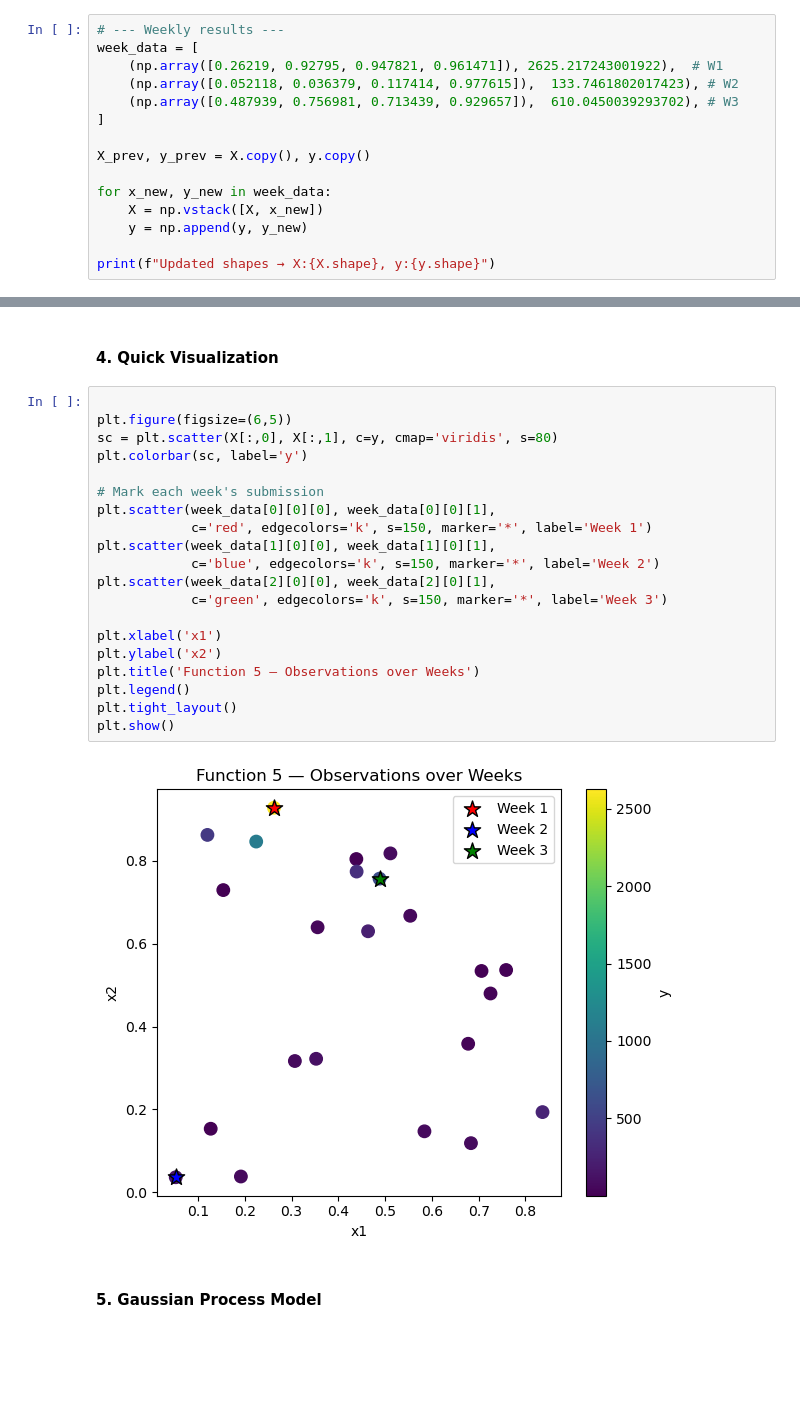
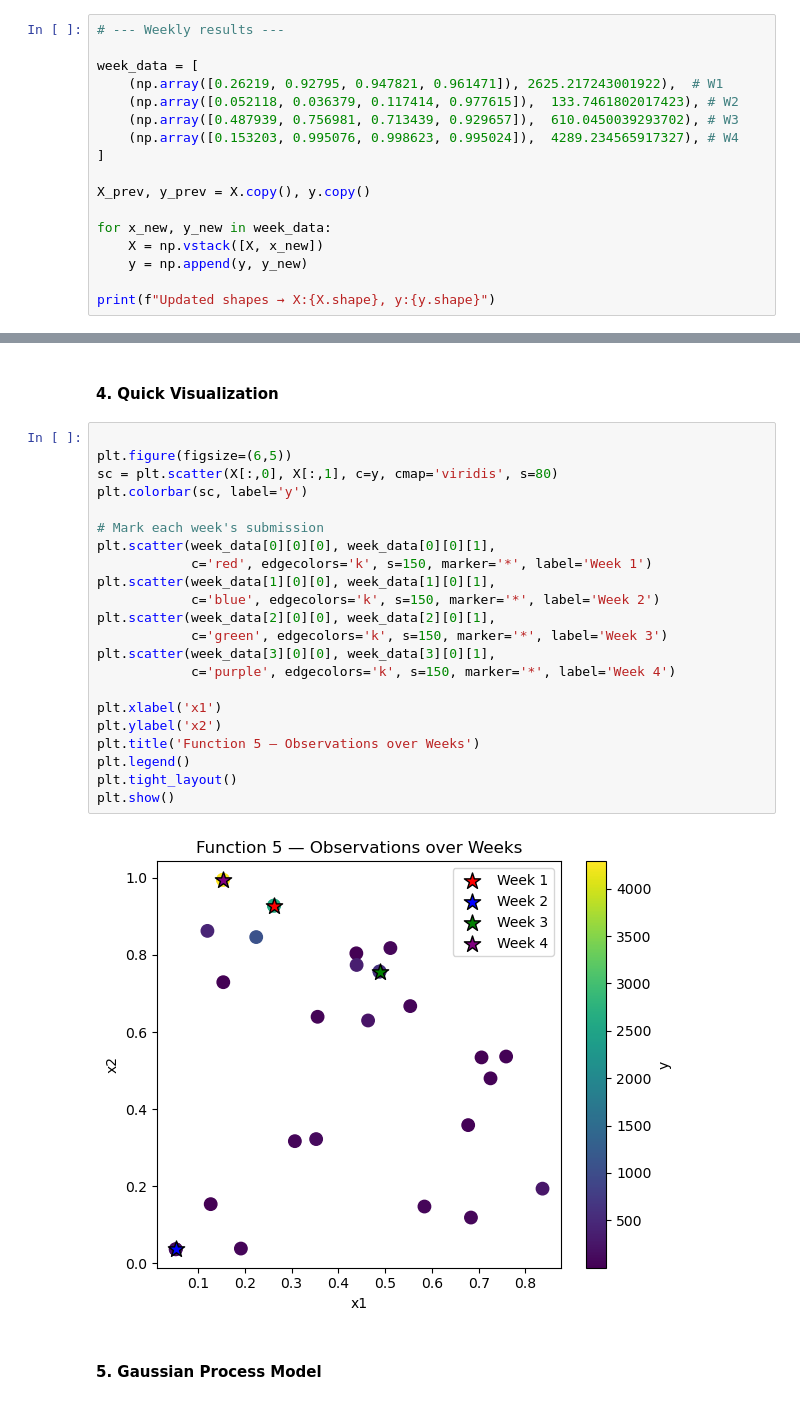
Before and after one commit to ManuelGO/ai-capstone-project, a Jupyter notebook: exploration_notebooks/function5_exploration.ipynb, the cells around one changed output, grey strips where cells are left out. Saved outputs shown, nothing was run; the diff lists cells and outputs as text; blank space fills up the shorter version.

Commit message:
Capstone project week 5 submitted
: main

```diff
--- a/exploration_notebooks/function5_exploration.ipynb
+++ b/exploration_notebooks/function5_exploration.ipynb
@@ -27,10 +28,12 @@ Loaded X:(20, 4), y:(20,)
 #### 3. Add weekly data
 # %%
 # --- Weekly results ---
+
 week_data = [
     (np.array([0.26219, 0.92795, 0.947821, 0.961471]), 2625.217243001922),  # W1
     (np.array([0.052118, 0.036379, 0.117414, 0.977615]),  133.7461802017423), # W2
     (np.array([0.487939, 0.756981, 0.713439, 0.929657]),  610.0450039293702), # W3
+    (np.array([0.153203, 0.995076, 0.998623, 0.995024]),  4289.234565917327), # W4
 ]
 
 X_prev, y_prev = X.copy(), y.copy()
@@ -47,25 +50,27 @@ Updated shapes → X:(23, 4), y:(23,)
 # %%
 
 plt.figure(figsize=(6,5))
 sc = plt.scatter(X[:,0], X[:,1], c=y, cmap='viridis', s=80)
 plt.colorbar(sc, label='y')
 
 # Mark each week's submission
 plt.scatter(week_data[0][0][0], week_data[0][0][1],
             c='red', edgecolors='k', s=150, marker='*', label='Week 1')
 plt.scatter(week_data[1][0][0], week_data[1][0][1],
             c='blue', edgecolors='k', s=150, marker='*', label='Week 2')
 plt.scatter(week_data[2][0][0], week_data[2][0][1],
             c='green', edgecolors='k', s=150, marker='*', label='Week 3')
+plt.scatter(week_data[3][0][0], week_data[3][0][1],
+            c='purple', edgecolors='k', s=150, marker='*', label='Week 4')
 
 plt.xlabel('x1')
 plt.ylabel('x2')
 plt.title('Function 5 — Observations over Weeks')
 plt.legend()
 plt.tight_layout()
 plt.show()
 # %% [output]
-[figure, old version]
+[figure, new version]
 # %% [markdown]
 #### 5. Gaussian Process Model
 # %%
```
Also changed, not shown: parts of 7 cells of this notebook, 34 other files.
